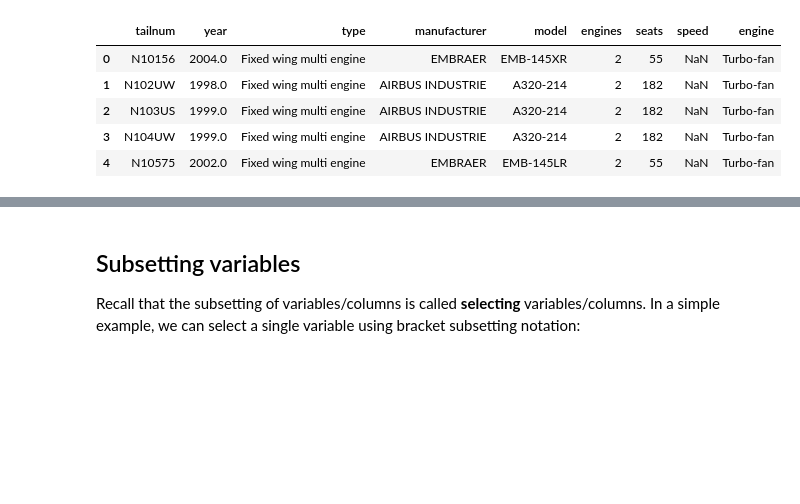
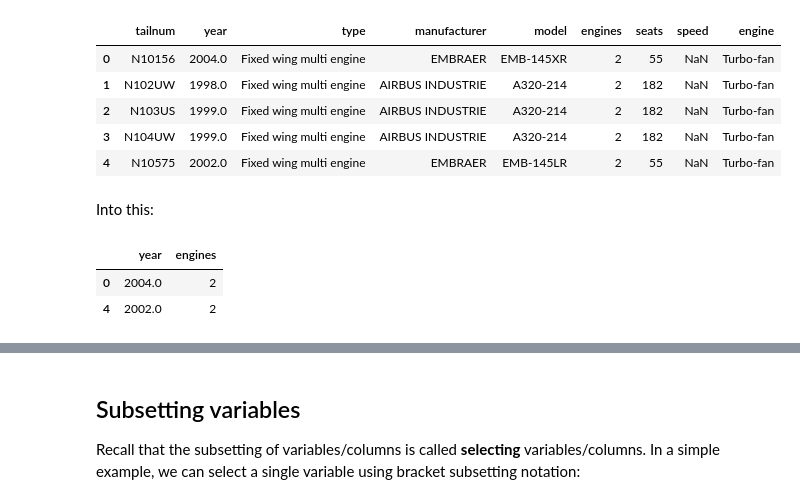
Before and after one commit to bradleyboehmke/uc-bana-6043, a Jupyter notebook: docs/_build/html/_sources/03-module/lesson-3a.ipynb, the cells around one changed output, grey strips where cells are left out. Drawn from its saved outputs; the diff is of its cells as text; code cells hidden in the pictures; blank space fills up the shorter version.

```diff
--- a/docs/_build/html/_sources/03-module/lesson-3a.ipynb
+++ b/docs/_build/html/_sources/03-module/lesson-3a.ipynb
@@ -64,4 +64,12 @@ planes_df.head()
 | 2 | N103US | 1999.0 | Fixed wing multi engine | AIRBUS INDUSTRIE | A320-214 | 2 | 182 | NaN | Turbo-fan |
 | 3 | N104UW | 1999.0 | Fixed wing multi engine | AIRBUS INDUSTRIE | A320-214 | 2 | 182 | NaN | Turbo-fan |
 | 4 | N10575 | 2002.0 | Fixed wing multi engine | EMBRAER | EMB-145LR | 2 | 55 | NaN | Turbo-fan |
+# %% [markdown]
+Into this:
+# %%
+planes_df.head().loc[planes_df['manufacturer'] == 'EMBRAER', ['year', 'engines']]
+# %% [output]
+|  | year | engines |
+| 0 | 2004.0 | 2 |
+| 4 | 2002.0 | 2 |
 # %% [markdown]
```
Also changed, not shown: parts of 1 cell of this notebook, 10 other files.
